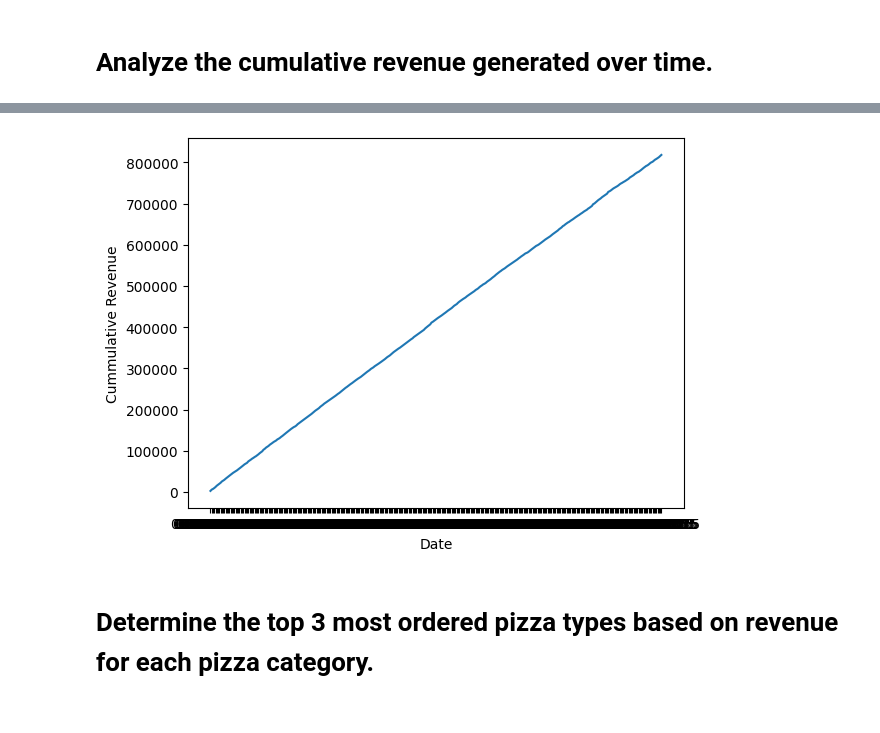
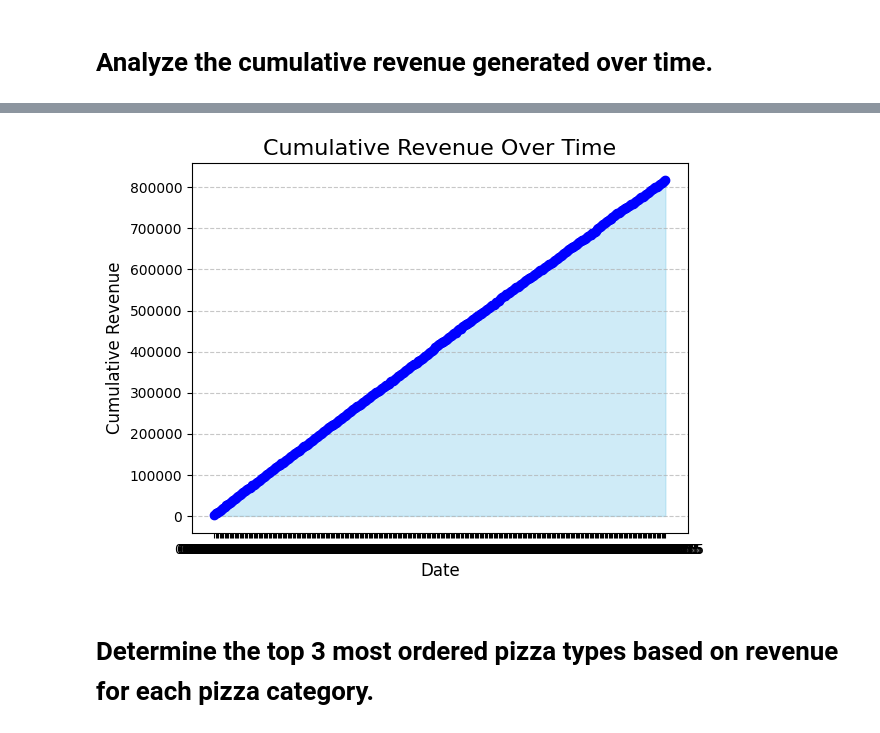
Before and after one commit to AftabQuant/Data-Analysis-Project, a Jupyter notebook: Pizza Sales Project/Pizzalytics.ipynb, the cells around one changed output, grey strips where cells are left out. Saved outputs shown, nothing was run; the diff lists cells and outputs as text; code cells hidden in the pictures.

```diff
--- a/Pizza Sales Project/Pizzalytics.ipynb
+++ b/Pizza Sales Project/Pizzalytics.ipynb
@@ -273,20 +271,25 @@ df.head(10)
 # %%
 query = """ select dates, round(cumulative_revenue, 2) from
 (select dates, sum(revenue) over(order by dates) as cumulative_revenue from
 (select orders.date as dates, sum(order_details.quantity * pizzas.price) as revenue from pizzas
 join order_details
 on order_details.pizza_id = pizzas.pizza_id
 join orders
 on orders.order_id = order_details.order_id
 group by orders.date ) as sales
 ) as  cumulative_sales """
 cur.execute(query)
 data = cur.fetchall()
 df = pd.DataFrame(data, columns=['Date', 'Cummulative Revenue'])
-sns.lineplot(data = df, x = 'Date', y = 'Cummulative Revenue')
+plt.fill_between(df['Date'], df['Cummulative Revenue'], color='skyblue', alpha=0.4)
+plt.plot(df['Date'], df['Cummulative Revenue'], marker='o', color='b')
+plt.title("Cumulative Revenue Over Time", fontsize=16)
+plt.xlabel("Date", fontsize=12)
+plt.ylabel("Cumulative Revenue", fontsize=12)
+plt.grid(axis='y', linestyle='--', alpha=0.7)
 plt.show()
 # %% [output]
-[figure, old version]
+[figure, new version]
 # %% [markdown]
 # Determine the top 3 most ordered pizza types based on revenue for each pizza category.
 # %%
```
Also changed, not shown: parts of 12 cells of this notebook, 1 other file.
